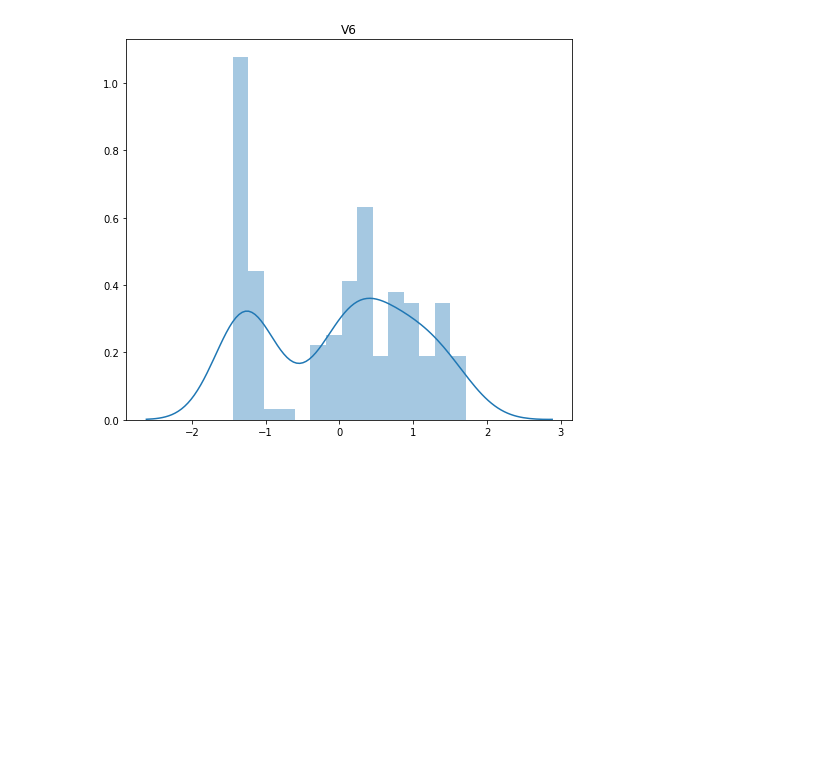
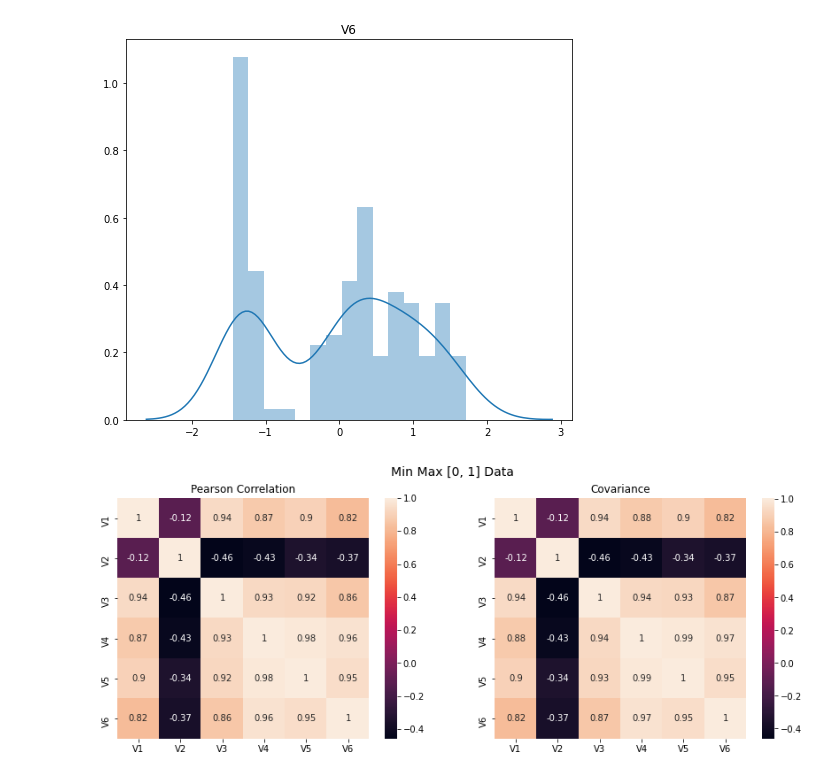
Before and after one commit to carvalheirafc/dim0097, a Jupyter notebook: lista1/questão_c.ipynb, the cells around one changed output. Drawn from its saved outputs; the diff is of its cells as text; code cells hidden in the pictures; blank space fills up the shorter version.

Commit message:
added correlation and covariance matrix

```diff
--- a/lista1/questão_c.ipynb
+++ b/lista1/questão_c.ipynb
@@ -159,3 +159,21 @@ for var in data_zscore.columns:
 [figure]
 [figure]
 [figure]
+# %%
+'''
+Min Max Data
+Correlation and Covariance Matrix
+
+'''
+fig, ax = plt.subplots(1,2, figsize=(14,5))
+fig.suptitle('Min Max [0, 1] Data', fontsize=14)
+
+ax = sns.heatmap(data_norm_io.corr(method='pearson'),ax=ax[0], annot=True)
+ax.set_title('Pearson Correlation')
+
+ax = sns.heatmap(data_norm_io.cov(), annot=True)
+ax.set_title('Covariance')
+
+plt.show()
+# %% [output]
+[figure, added]
```
Also changed, not shown: parts of 1 cell of this notebook.
